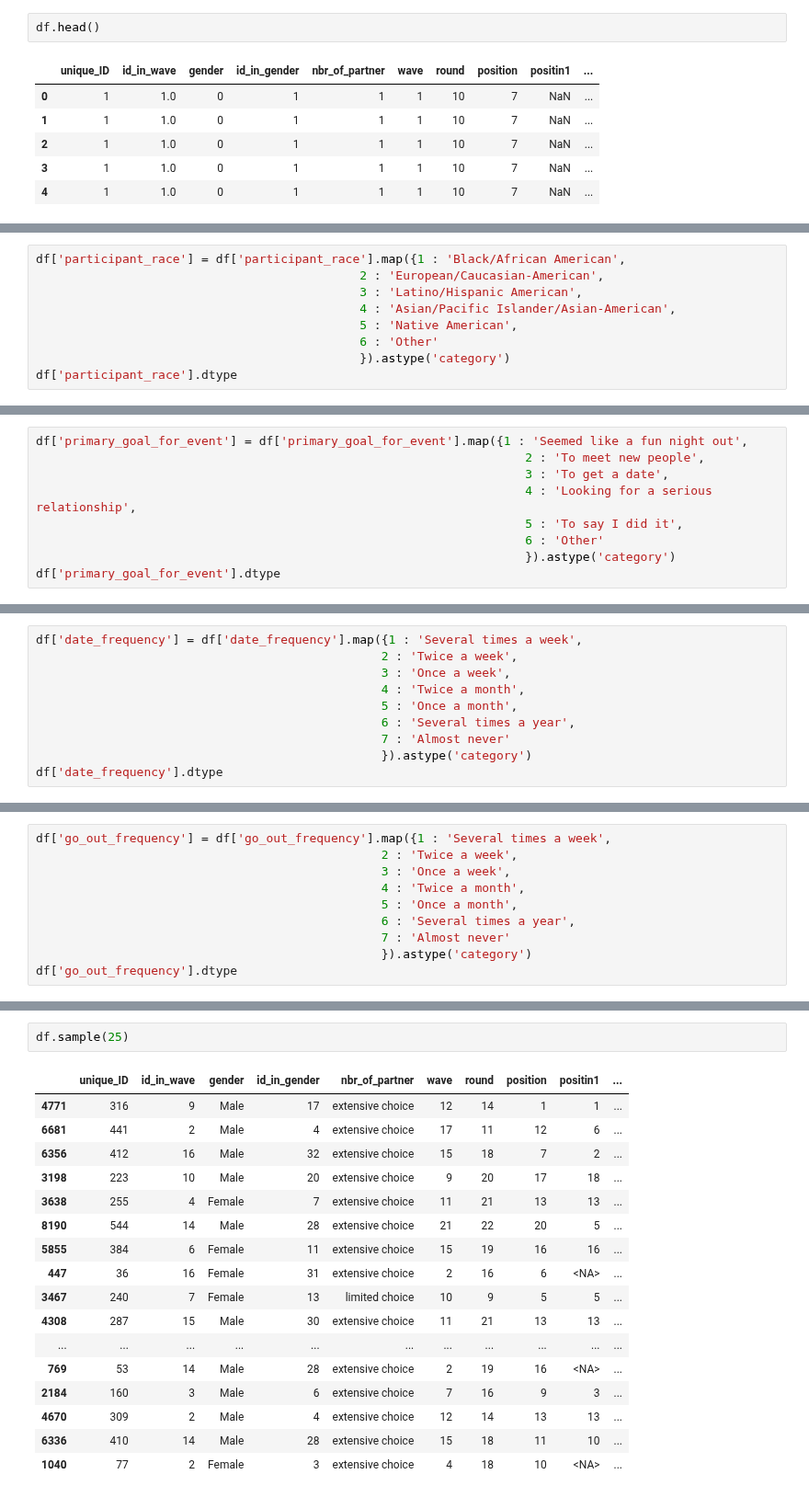
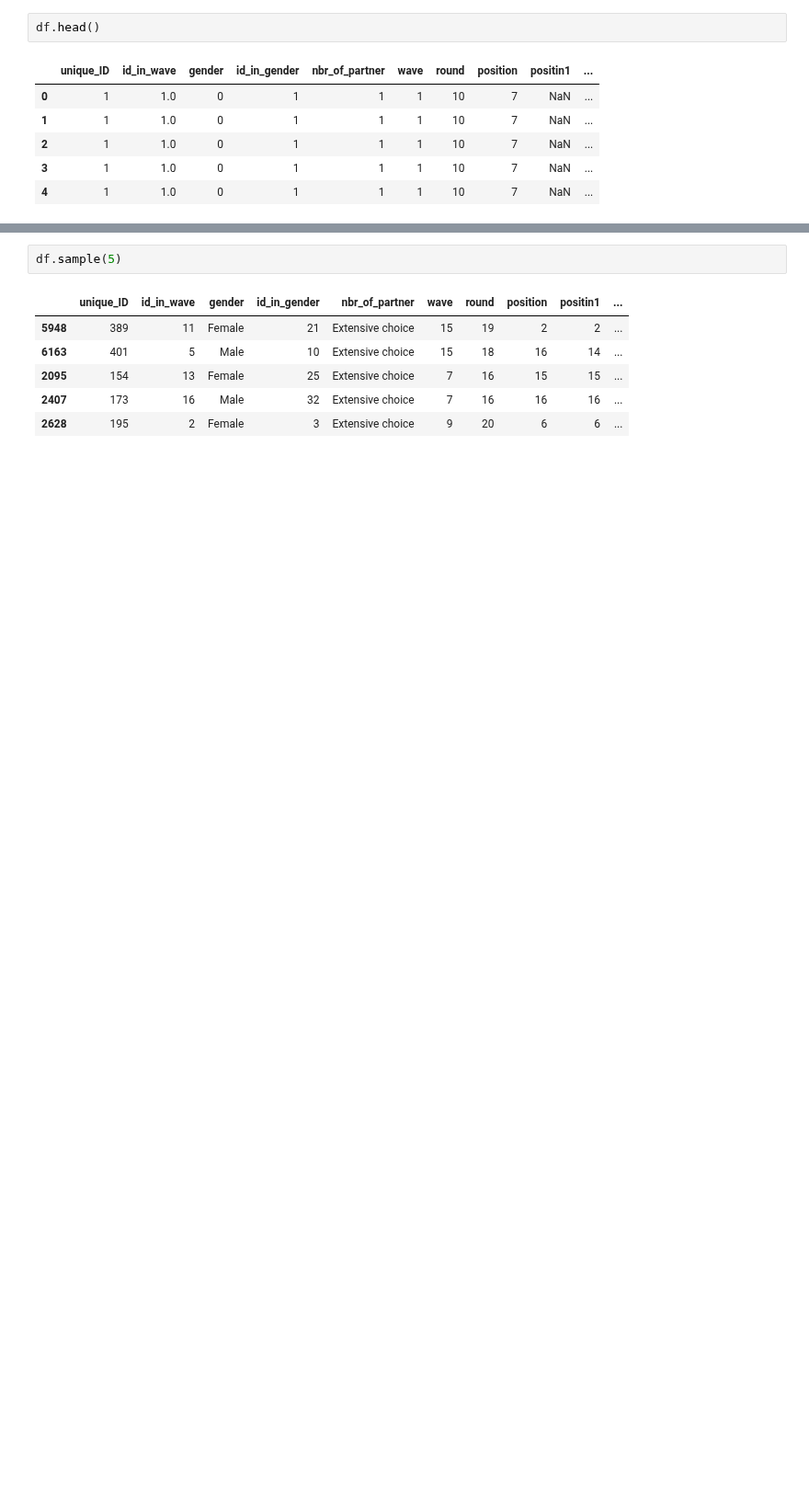
Before and after one commit to Quentin-qha/Jedha, a Jupyter notebook: 02_exploratory_data_analysis/speed_dating__tinder/00-project-speed_dating__tinder.ipynb, the cells around one changed output, grey strips where cells are left out. Shown at 92% size. Drawn from its saved outputs; the diff is of its cells as text; blank space fills up the shorter version.

```diff
--- a/02_exploratory_data_analysis/speed_dating__tinder/00-project-speed_dating__tinder.ipynb
+++ b/02_exploratory_data_analysis/speed_dating__tinder/00-project-speed_dating__tinder.ipynb
@@ -370,9 +282,0 @@ df['field_of_study_code'].dtype
-# %%
-df['participant_race'] = df['participant_race'].map({1 : 'Black/African American',
-                                             2 : 'European/Caucasian-American',
-                                             3 : 'Latino/Hispanic American',
-                                             4 : 'Asian/Pacific Islander/Asian-American',
-                                             5 : 'Native American',
-                                             6 : 'Other'
-                                             }).astype('category')
-df['participant_race'].dtype
@@ -384,9 +282,0 @@ CategoricalDtype(categories=['Asian/Pacific Islander/Asian-American',
-# %%
-df['primary_goal_for_event'] = df['primary_goal_for_event'].map({1 : 'Seemed like a fun night out',
-                                                                    2 : 'To meet new people',
-                                                                    3 : 'To get a date',
-                                                                    4 : 'Looking for a serious relationship',
-                                                                    5 : 'To say I did it',
-                                                                    6 : 'Other'
-                                                                    }).astype('category')
-df['primary_goal_for_event'].dtype
@@ -398,10 +282,0 @@ CategoricalDtype(categories=['Looking for a serious relationship', 'Other',
-# %%
-df['date_frequency'] = df['date_frequency'].map({1 : 'Several times a week',
-                                                2 : 'Twice a week',
-                                                3 : 'Once a week',
-                                                4 : 'Twice a month',
-                                                5 : 'Once a month',
-                                                6 : 'Several times a year',
-                                                7 : 'Almost never'
-                                                }).astype('category')
-df['date_frequency'].dtype
@@ -413,10 +282,0 @@ CategoricalDtype(categories=['Almost never', 'Once a month', 'Once a week',
-# %%
-df['go_out_frequency'] = df['go_out_frequency'].map({1 : 'Several times a week',
-                                                2 : 'Twice a week',
-                                                3 : 'Once a week',
-                                                4 : 'Twice a month',
-                                                5 : 'Once a month',
-                                                6 : 'Several times a year',
-                                                7 : 'Almost never'
-                                                }).astype('category')
-df['go_out_frequency'].dtype
@@ -428,21 +392,10 @@ CategoricalDtype(categories=['Almost never', 'Once a month', 'Once a week',
 # %%
-df.sample(25)
+df.sample(5)
 # %% [output]
 |  | unique_ID | id_in_wave | gender | id_in_gender | nbr_of_partner | wave | round | position | positin1 | ... |
-| 4771 | 316 | 9 | Male | 17 | extensive choice | 12 | 14 | 1 | 1 | ... |
-| 6681 | 441 | 2 | Male | 4 | extensive choice | 17 | 11 | 12 | 6 | ... |
-| 6356 | 412 | 16 | Male | 32 | extensive choice | 15 | 18 | 7 | 2 | ... |
-| 3198 | 223 | 10 | Male | 20 | extensive choice | 9 | 20 | 17 | 18 | ... |
-| 3638 | 255 | 4 | Female | 7 | extensive choice | 11 | 21 | 13 | 13 | ... |
-| 8190 | 544 | 14 | Male | 28 | extensive choice | 21 | 22 | 20 | 5 | ... |
-| 5855 | 384 | 6 | Female | 11 | extensive choice | 15 | 19 | 16 | 16 | ... |
-| 447 | 36 | 16 | Female | 31 | extensive choice | 2 | 16 | 6 | <NA> | ... |
-| 3467 | 240 | 7 | Female | 13 | limited choice | 10 | 9 | 5 | 5 | ... |
-| 4308 | 287 | 15 | Male | 30 | extensive choice | 11 | 21 | 13 | 13 | ... |
-| ... | ... | ... | ... | ... | ... | ... | ... | ... | ... | ... |
-| 769 | 53 | 14 | Male | 28 | extensive choice | 2 | 19 | 16 | <NA> | ... |
-| 2184 | 160 | 3 | Male | 6 | extensive choice | 7 | 16 | 9 | 3 | ... |
-| 4670 | 309 | 2 | Male | 4 | extensive choice | 12 | 14 | 13 | 13 | ... |
-| 6336 | 410 | 14 | Male | 28 | extensive choice | 15 | 18 | 11 | 10 | ... |
-| 1040 | 77 | 2 | Female | 3 | extensive choice | 4 | 18 | 10 | <NA> | ... |
+| 5948 | 389 | 11 | Female | 21 | Extensive choice | 15 | 19 | 2 | 2 | ... |
+| 6163 | 401 | 5 | Male | 10 | Extensive choice | 15 | 18 | 16 | 14 | ... |
+| 2095 | 154 | 13 | Female | 25 | Extensive choice | 7 | 16 | 15 | 15 | ... |
+| 2407 | 173 | 16 | Male | 32 | Extensive choice | 7 | 16 | 16 | 16 | ... |
+| 2628 | 195 | 2 | Female | 3 | Extensive choice | 9 | 20 | 6 | 6 | ... |
 # %%
```
Also changed, not shown: parts of 50 cells of this notebook.
